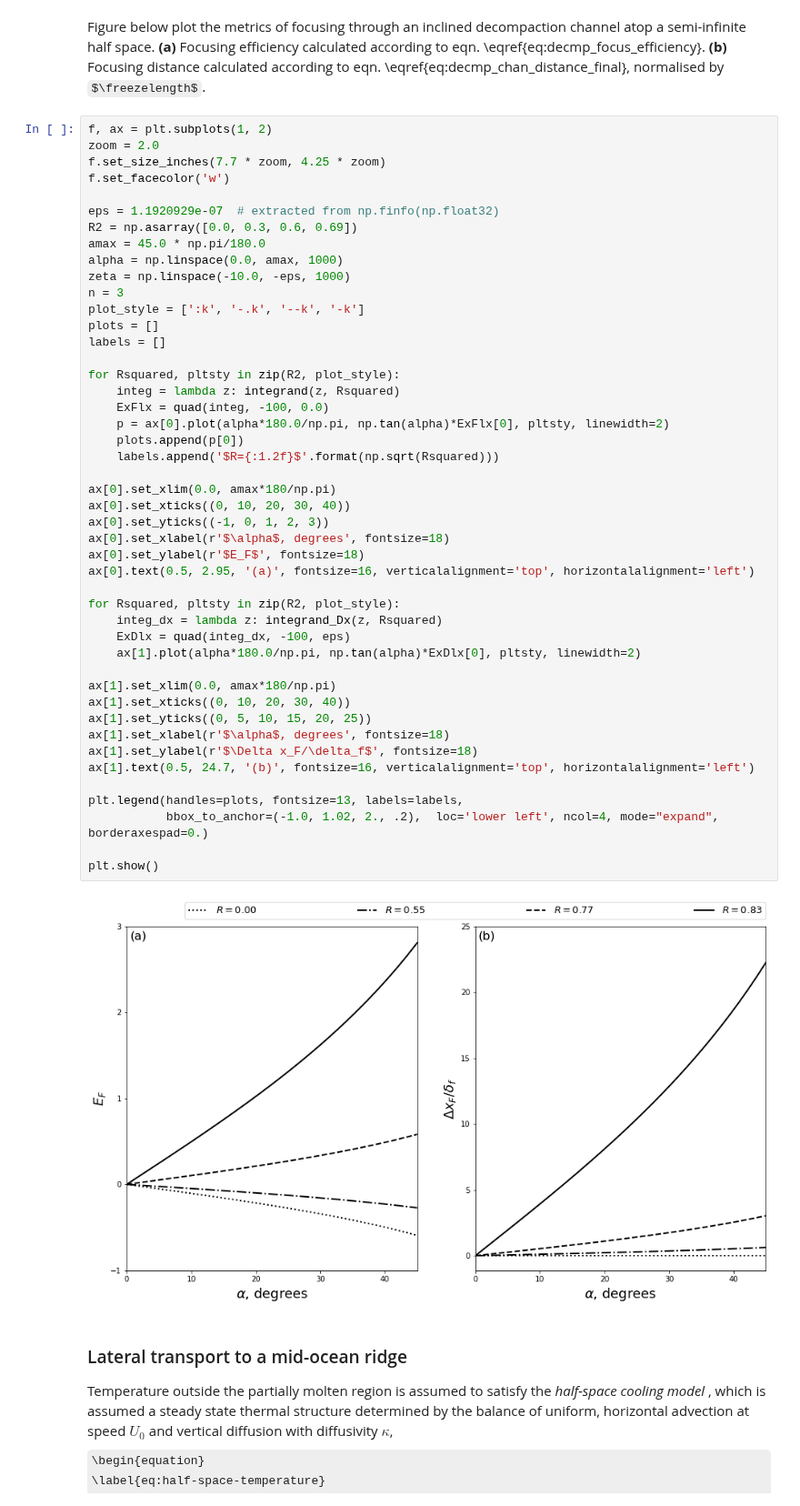
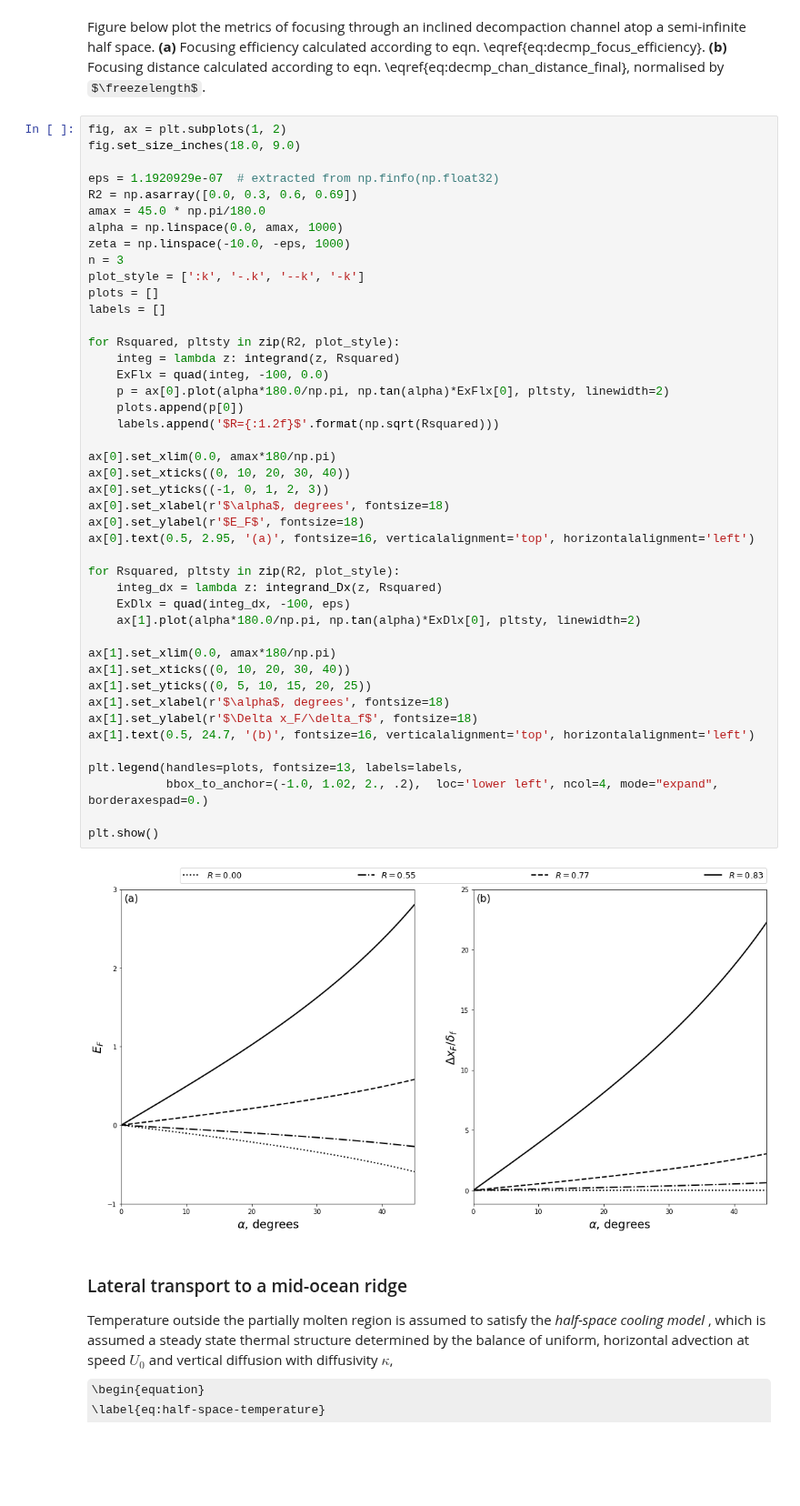
Before and after one commit to FoaLab/partially-molten-rock-PUP, a Jupyter notebook: _build/jupyter_execute/ch13.ipynb, the cells around one changed output. Shown at 91% size. Drawn from its saved outputs; the diff is of its cells as text; some formulas as TeX source; blank space fills up the shorter version.

```diff
--- a/_build/jupyter_execute/ch13.ipynb
+++ b/_build/jupyter_execute/ch13.ipynb
@@ -216,10 +223,8 @@ def integrand_Dx(zeta, Rsquared):
 # %% [markdown]
 Figure below plot the metrics of focusing through an inclined decompaction channel atop a semi-infinite half space.  __(a)__ Focusing efficiency calculated according to eqn. \eqref{eq:decmp_focus_efficiency}. __(b)__ Focusing distance calculated according to eqn. \eqref{eq:decmp_chan_distance_final}, normalised by $\freezelength$.
 # %%
-f, ax = plt.subplots(1, 2)
-zoom = 2.0
-f.set_size_inches(7.7 * zoom, 4.25 * zoom)
-f.set_facecolor('w')
+fig, ax = plt.subplots(1, 2)
+fig.set_size_inches(18.0, 9.0)
 
 eps = 1.1920929e-07  # extracted from np.finfo(np.float32)
 R2 = np.asarray([0.0, 0.3, 0.6, 0.69])
@@ -235,34 +240,34 @@ for Rsquared, pltsty in zip(R2, plot_style):
     integ = lambda z: integrand(z, Rsquared)
     ExFlx = quad(integ, -100, 0.0)
     p = ax[0].plot(alpha*180.0/np.pi, np.tan(alpha)*ExFlx[0], pltsty, linewidth=2)
     plots.append(p[0])
     labels.append('$R={:1.2f}$'.format(np.sqrt(Rsquared)))
 
 ax[0].set_xlim(0.0, amax*180/np.pi)
 ax[0].set_xticks((0, 10, 20, 30, 40))
 ax[0].set_yticks((-1, 0, 1, 2, 3))
 ax[0].set_xlabel(r'$\alpha$, degrees', fontsize=18)
 ax[0].set_ylabel(r'$E_F$', fontsize=18)
 ax[0].text(0.5, 2.95, '(a)', fontsize=16, verticalalignment='top', horizontalalignment='left')
 
 for Rsquared, pltsty in zip(R2, plot_style):
     integ_dx = lambda z: integrand_Dx(z, Rsquared)
     ExDlx = quad(integ_dx, -100, eps)
     ax[1].plot(alpha*180.0/np.pi, np.tan(alpha)*ExDlx[0], pltsty, linewidth=2)
 
 ax[1].set_xlim(0.0, amax*180/np.pi)
 ax[1].set_xticks((0, 10, 20, 30, 40))
 ax[1].set_yticks((0, 5, 10, 15, 20, 25))
 ax[1].set_xlabel(r'$\alpha$, degrees', fontsize=18)
 ax[1].set_ylabel(r'$\Delta x_F/\delta_f$', fontsize=18)
 ax[1].text(0.5, 24.7, '(b)', fontsize=16, verticalalignment='top', horizontalalignment='left')
 
 plt.legend(handles=plots, fontsize=13, labels=labels,
            bbox_to_anchor=(-1.0, 1.02, 2., .2),  loc='lower left', ncol=4, mode="expand", borderaxespad=0.)
 
 plt.show()
 # %% [output]
-[figure, old version]
+[figure, new version]
 # %% [markdown]
 ### Lateral transport to a mid-ocean ridge
 
```
Also changed, not shown: parts of 6 cells of this notebook, 14 other files.
